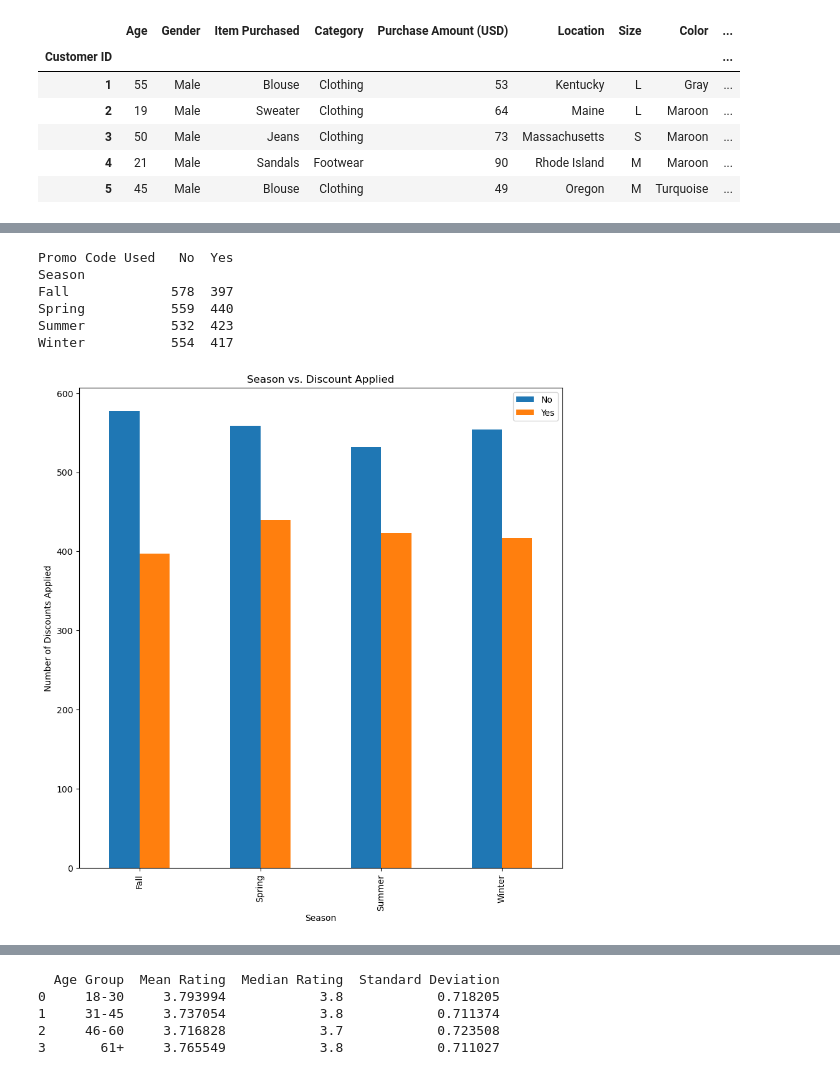
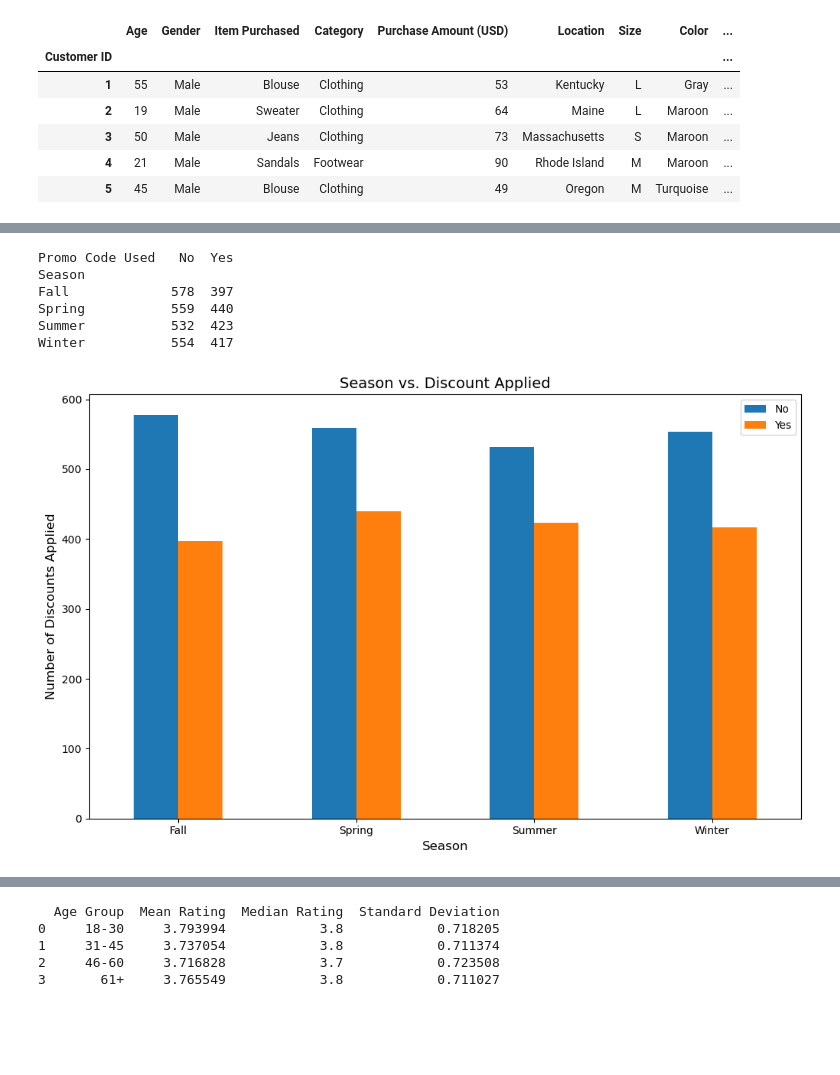
Before and after one commit to dsyrjanen/Project-1, a Jupyter notebook: shopping_trends.ipynb, the cells around one changed output, grey strips where cells are left out. Drawn from its saved outputs; the diff is of its cells as text; code cells hidden in the pictures; blank space fills up the shorter version.

```diff
--- a/shopping_trends.ipynb
+++ b/shopping_trends.ipynb
@@ -76,22 +134,23 @@ plt.show()
 # %%
 #Compare Season and Discounts Applied
 season_vs_discount = shopping_trends_data.groupby(['Season', 'Promo Code Used']).size().unstack(fill_value=0)
 print(season_vs_discount)
 #Create Line Graph
-season_vs_discount.plot(kind='bar', figsize=(10,10))
-plt.title('Season vs. Discount Applied')
-plt.xlabel('Season')
-plt.ylabel('Number of Discounts Applied')
+season_vs_discount.plot(kind='bar', figsize=(12,7.2))
+plt.title('Season vs. Discount Applied', fontsize=14)
+plt.xlabel('Season', fontsize=12)
+plt.ylabel('Number of Discounts Applied', fontsize=12)
 plt.legend(loc='best')
+plt.xticks(rotation=0)
 plt.show()
 # %% [output]
 Promo Code Used   No  Yes
 Season
 Fall             578  397
 Spring           559  440
 Summer           532  423
 Winter           554  417
-[figure, old version]
+[figure, new version]
 # %%
 #Compare Frequency of Purchases on Discounts
 frequency_vs_discount = shopping_trends_data.groupby(['Frequency of Purchases', 'Promo Code Used']).size().unstack(fill_value=0)
```
Also changed, not shown: parts of 13 cells of this notebook.
